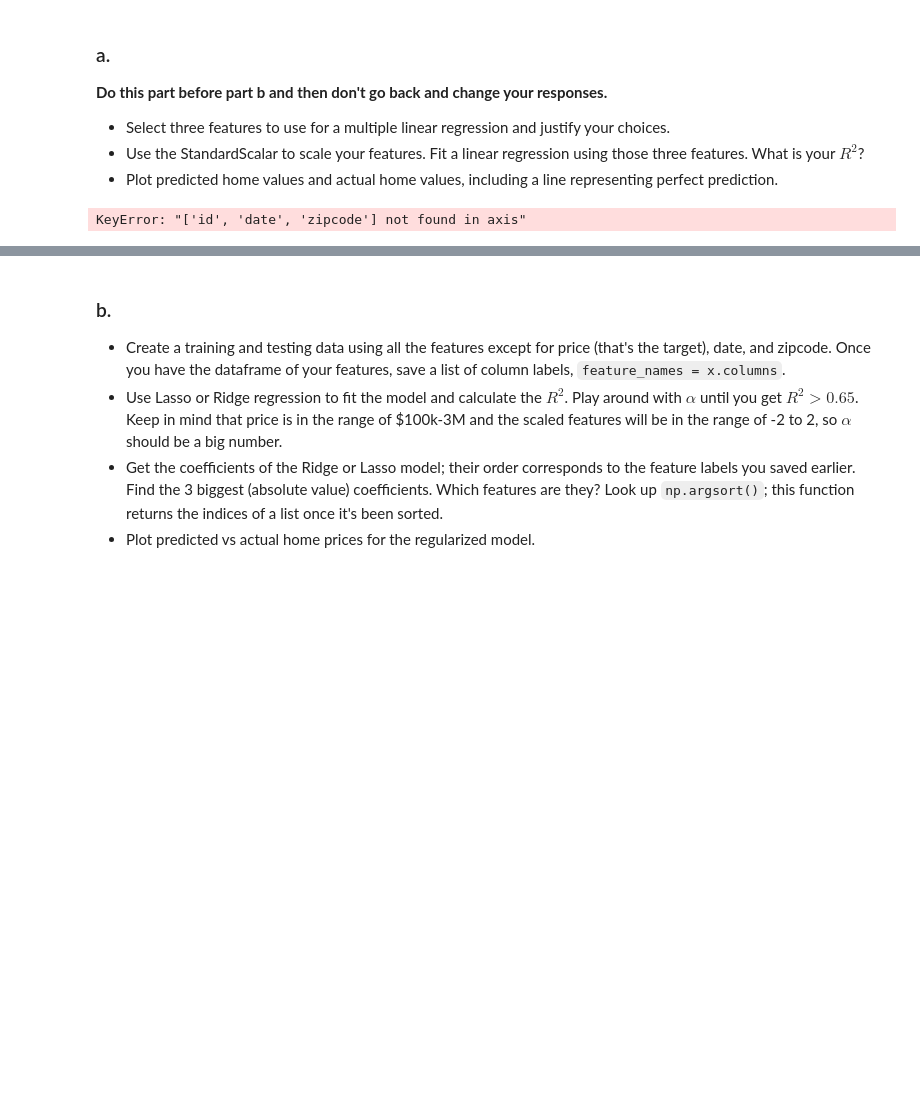
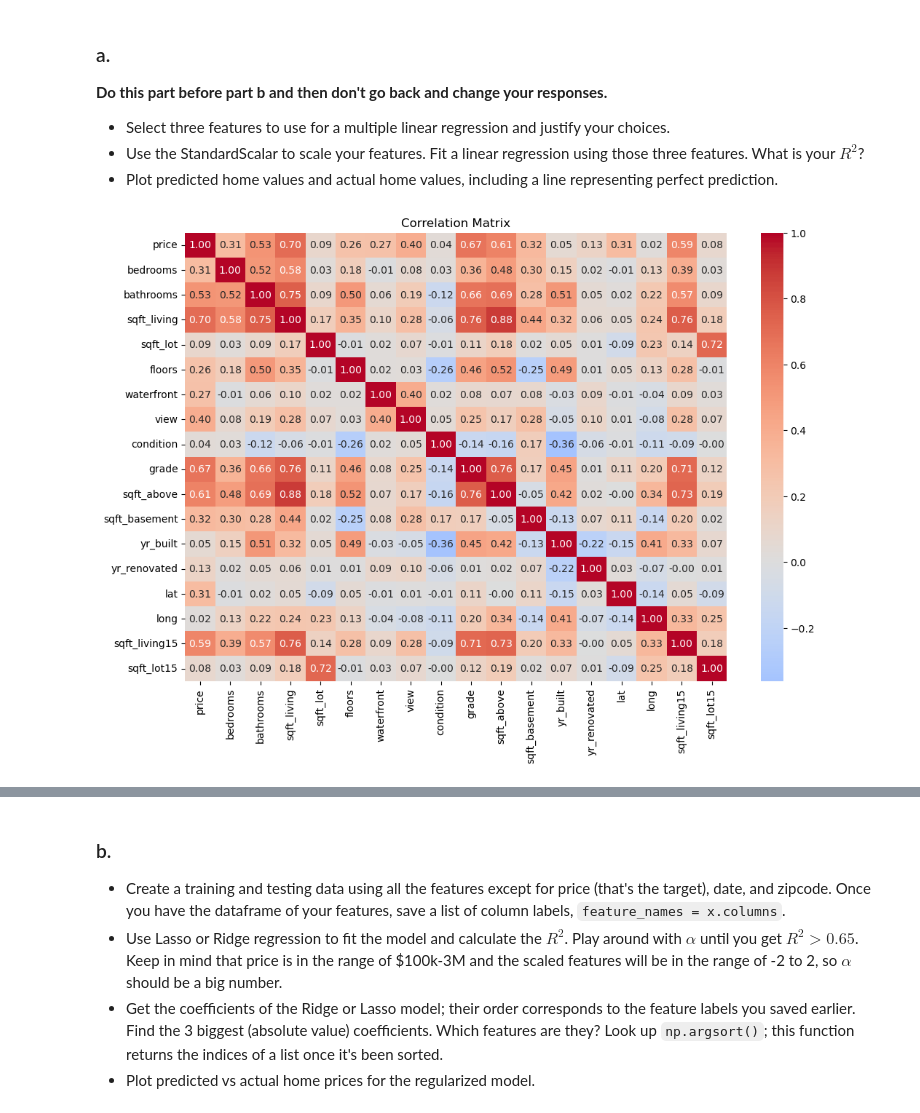
Before and after one commit to GettysburgDataScience/ps1-linear-regression-pronobsarker, a Jupyter notebook: PS1.ipynb, the cells around one changed output, grey strips where cells are left out. Saved outputs shown, nothing was run; the diff lists cells and outputs as text; code cells hidden in the pictures; blank space fills up the shorter version.

```diff
--- a/PS1.ipynb
+++ b/PS1.ipynb
@@ -237,11 +232,17 @@ You should refer to the class notebook.
 # %%
 # Your code here. Add cells as needed.
 
 #drop columns id,date and zipcode
-housing_df = housing_df.drop(columns=['id', 'date', 'zipcode'], inplace=True)
+housing_df = pd.read_csv('kc_house_data.csv')
+housing_df = housing_df.drop(columns = ['id', 'date', 'zipcode'])
 housing_corr = housing_df.corr()
 plt.figure(figsize=(12,8))
-sns.heatmap(housing_corr, annot=True, center=0, fmt='.2f') #plot heatmap
+sns.heatmap(housing_corr, annot=True, center=0, fmt='.2f', cmap = 'coolwarm')
+plt.title('Correlation Matrix')
 plt.show()
+
+#.7,.67,.61,.59, .53,
+# sqft_living, grade, sqft_above,sqft_loft, bathrooms, ?
+#grade, view,
 # %% [output]
-KeyError: "['id', 'date', 'zipcode'] not found in axis"
+[figure, added]
```
Also changed, not shown: parts of 14 cells of this notebook.
